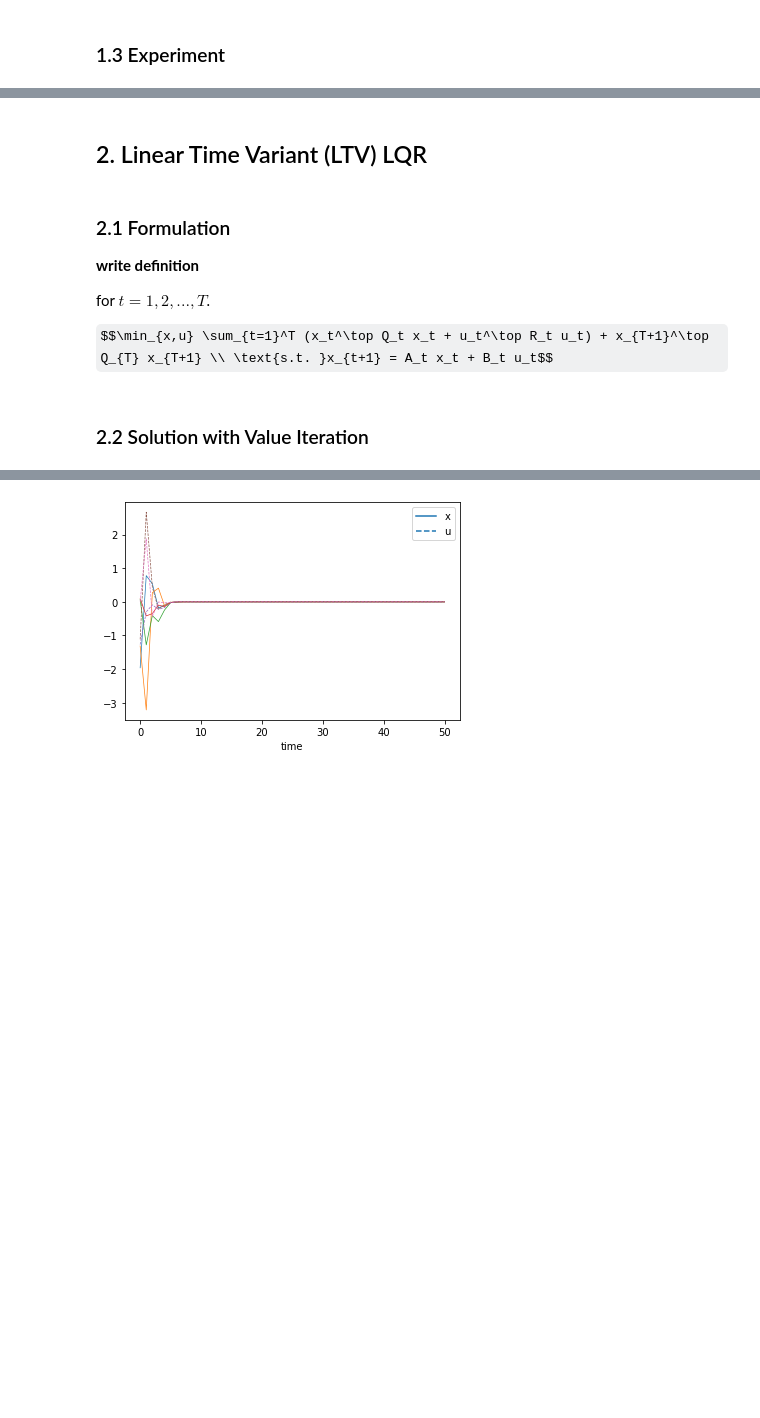
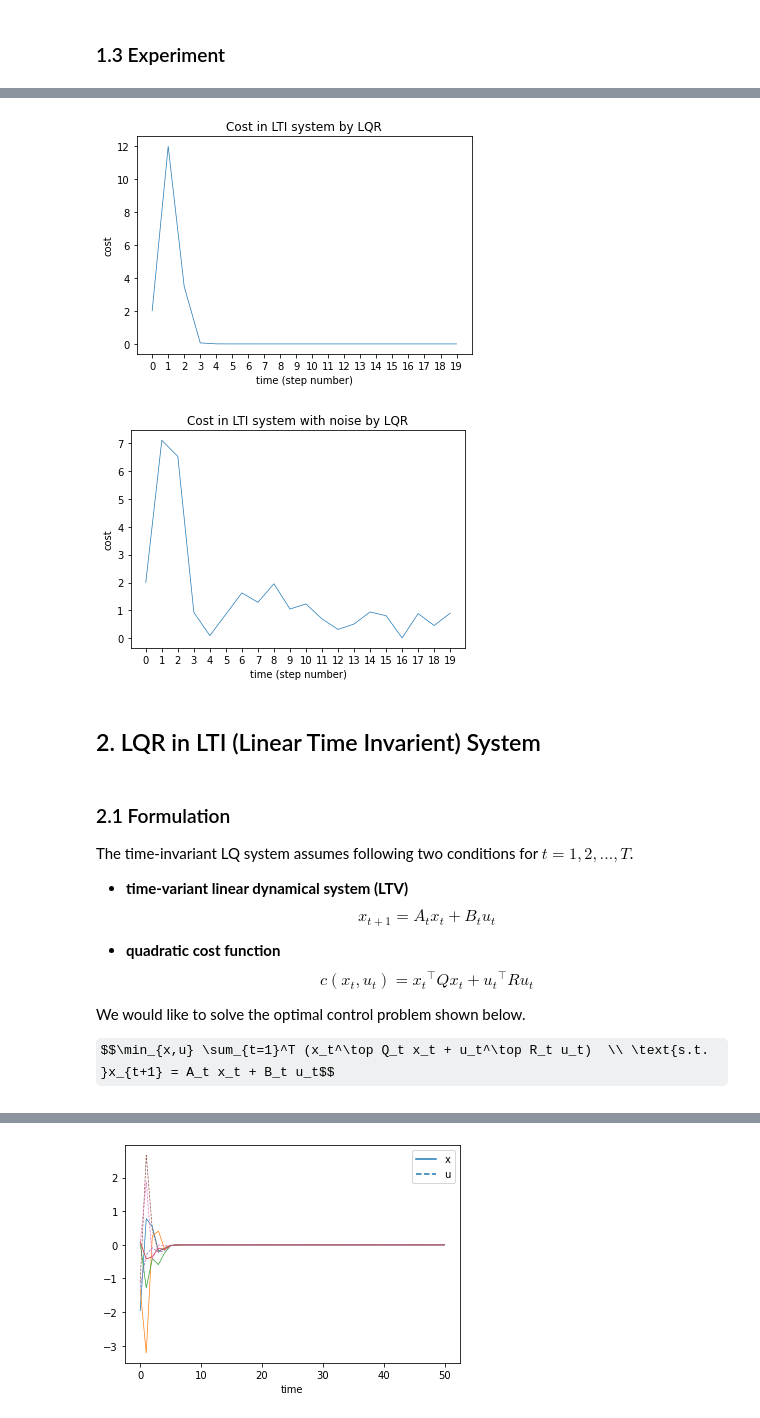
Before and after one commit to mj-hwang/control-miscellneous, a Jupyter notebook: LQR/LQR_iLQR.ipynb, the cells around one changed output, grey strips where cells are left out. Saved outputs shown, nothing was run; the diff lists cells and outputs as text; code cells hidden in the pictures; some formulas as TeX source; blank space fills up the shorter version.

```diff
--- a/LQR/LQR_iLQR.ipynb
+++ b/LQR/LQR_iLQR.ipynb
@@ -62,8 +105,15 @@ for $i=1,2,3,...$
 
 **$P_0 = 0$*
 # %%
-def lqr_infinite(A, B, Q, R, s_dim=4, a_dim=3, threshold=1e-4):
-    P, K_current = np.eye(s_dim), np.zeros((a_dim, s_dim))
+def lqr_infinite(lti_env, threshold=1e-4):
+    A = lti_env.A
+    B = lti_env.B
+    Q = lti_env.Q
+    R = lti_env.R
+    x_dim = lti_env.x_dim
+    u_dim = lti_env.u_dim
+
+    P, K_current = np.eye(x_dim), np.zeros((u_dim, x_dim))
     while True:
         K_new = -np.linalg.inv(R + B.T @ P @ B) @ B.T @ P @ A
         if np.linalg.norm(K_new - K_current) <= threshold:
@@ -113,12 +127,53 @@ simulate(A, B, K_inf, n_starting_states, T)
+# %%
+K_inf, P = lqr_infinite(lti_env)
+# %%
+# simulate the forward pass and plot the cost over time
+def lti_simulate(lti_env, K, T, noise=False):
+    lti_env.reset()
+    costs = []
+    x = lti_env.get_state()
+    for t in np.arange(T):
+        u = K @ x
+        if noise:
+            x, c = lti_env.step(u, noise=0.3 * np.random.rand(lin_env.x_dim))
+        else:
+            x, c = lti_env.step(u)
+        costs.append(c)
+    plt.plot(costs, linewidth=.7)
+
+    if noise:
+        plt.title('Cost in LTI system with noise by LQR')
+    else:
+        plt.title('Cost in LTI system by LQR')
+
+    plt.xlabel('time (step number)')
+    plt.xticks(np.arange(20))
+    plt.ylabel('cost')
+    plt.show()
+
+
+T = 20 # simulating for 20 steps
+lti_simulate(lti_env, K_inf, T)
+lti_simulate(lti_env, K_inf, T, noise=True)
+
+# write cost or l2 norm of x
+# write unit (discrete)
+# %% [output]
+[figure, added]
+[figure, added]
 # %% [markdown]
-## 2. Linear Time Variant (LTV) LQR
+## 2. LQR in LTI (Linear Time Invarient) System
 # %% [markdown]
 ### 2.1 Formulation
 
-**write definition**
+The time-invariant LQ system assumes following two conditions for $t = 1,2, ..., T$.
 
-for $t = 1,2, ..., T$.
+- **time-variant linear dynamical system (LTV)**
+$$x_{t+1} = A_t x_t + B_t u_t$$
 
-$$\min_{x,u} \sum_{t=1}^T (x_t^\top Q_t x_t + u_t^\top R_t u_t) + x_{T+1}^\top Q_{T} x_{T+1} \\ \text{s.t. }x_{t+1} = A_t x_t + B_t u_t$$
+- **quadratic cost function**
+$$c(x_t, u_t) = {x_t}^\top Qx_t + {u_t}^\top Ru_t$$
+
+We would like to solve the optimal control problem shown below.
+
+$$\min_{x,u} \sum_{t=1}^T (x_t^\top Q_t x_t + u_t^\top R_t u_t)  \\ \text{s.t. }x_{t+1} = A_t x_t + B_t u_t$$
-# %% [markdown]
-### 2.2 Solution with Value Iteration
```
Also changed, not shown: parts of 10 cells of this notebook.
